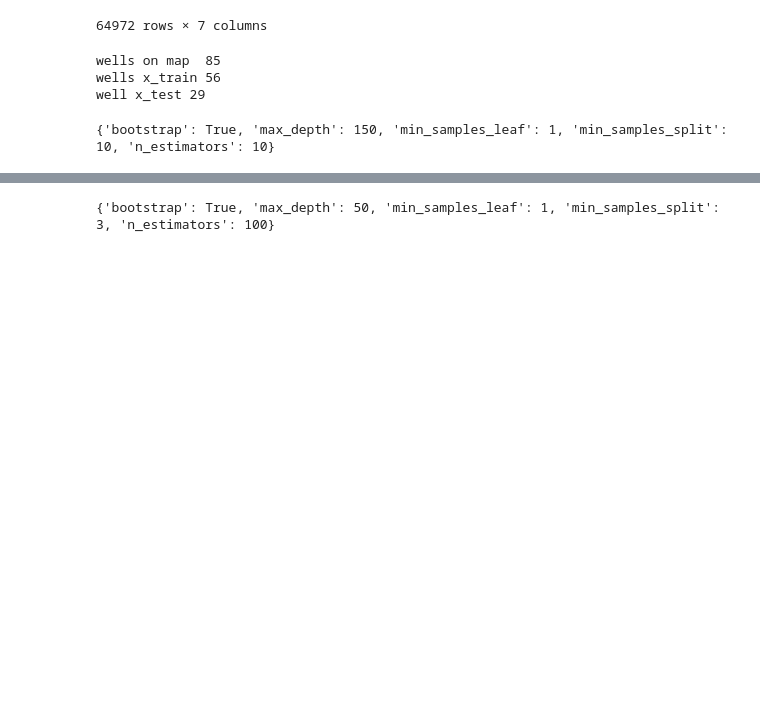
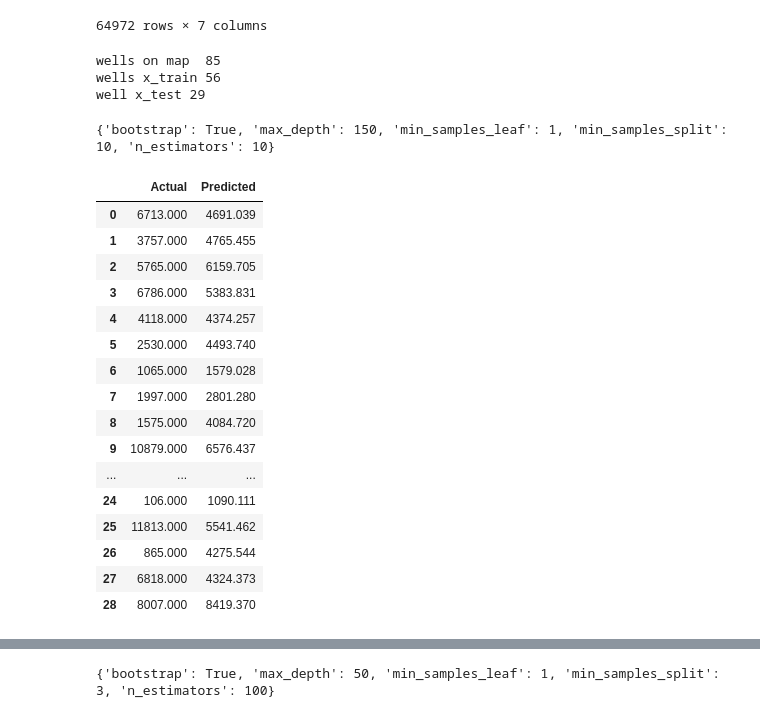
Before and after one commit to nadirzeynall/SPP_eilink, a Jupyter notebook: ACG_wells_JOİNT_BEST.ipynb, the cells around one changed output, grey strips where cells are left out. Saved outputs shown, nothing was run; the diff lists cells and outputs as text; code cells hidden in the pictures; blank space fills up the shorter version.

```diff
--- a/ACG_wells_JOİNT_BEST.ipynb
+++ b/ACG_wells_JOİNT_BEST.ipynb
@@ -2094,5 +2094,25 @@ gd_sr_RF1.fit(x1_train, y1_train)
 print(gd_sr_RF1.best_params_)
 # %% [output]
 {'bootstrap': True, 'max_depth': 150, 'min_samples_leaf': 1, 'min_samples_split': 10, 'n_estimators': 10}
+# %%
+df_results_v1
+# %% [output]
+|  | Actual | Predicted |
+| 0 | 6713.000 | 4691.039 |
+| 1 | 3757.000 | 4765.455 |
+| 2 | 5765.000 | 6159.705 |
+| 3 | 6786.000 | 5383.831 |
+| 4 | 4118.000 | 4374.257 |
+| 5 | 2530.000 | 4493.740 |
+| 6 | 1065.000 | 1579.028 |
+| 7 | 1997.000 | 2801.280 |
+| 8 | 1575.000 | 4084.720 |
+| 9 | 10879.000 | 6576.437 |
+| ... | ... | ... |
+| 24 | 106.000 | 1090.111 |
+| 25 | 11813.000 | 5541.462 |
+| 26 | 865.000 | 4275.544 |
+| 27 | 6818.000 | 4324.373 |
+| 28 | 8007.000 | 8419.370 |
 # %%
 # RandomForestRegressor for Bal VIII sand
```
Also changed, not shown: parts of 5 cells of this notebook.
